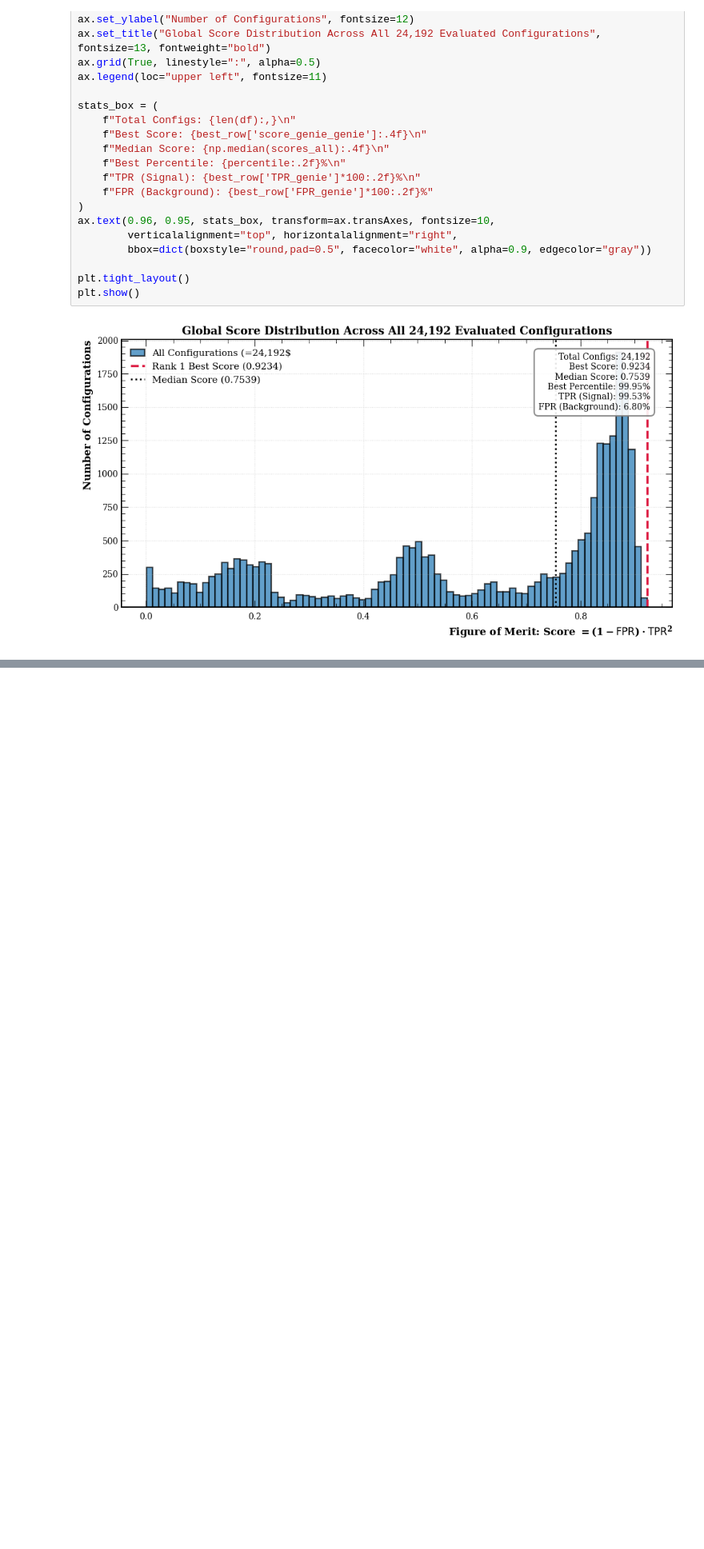
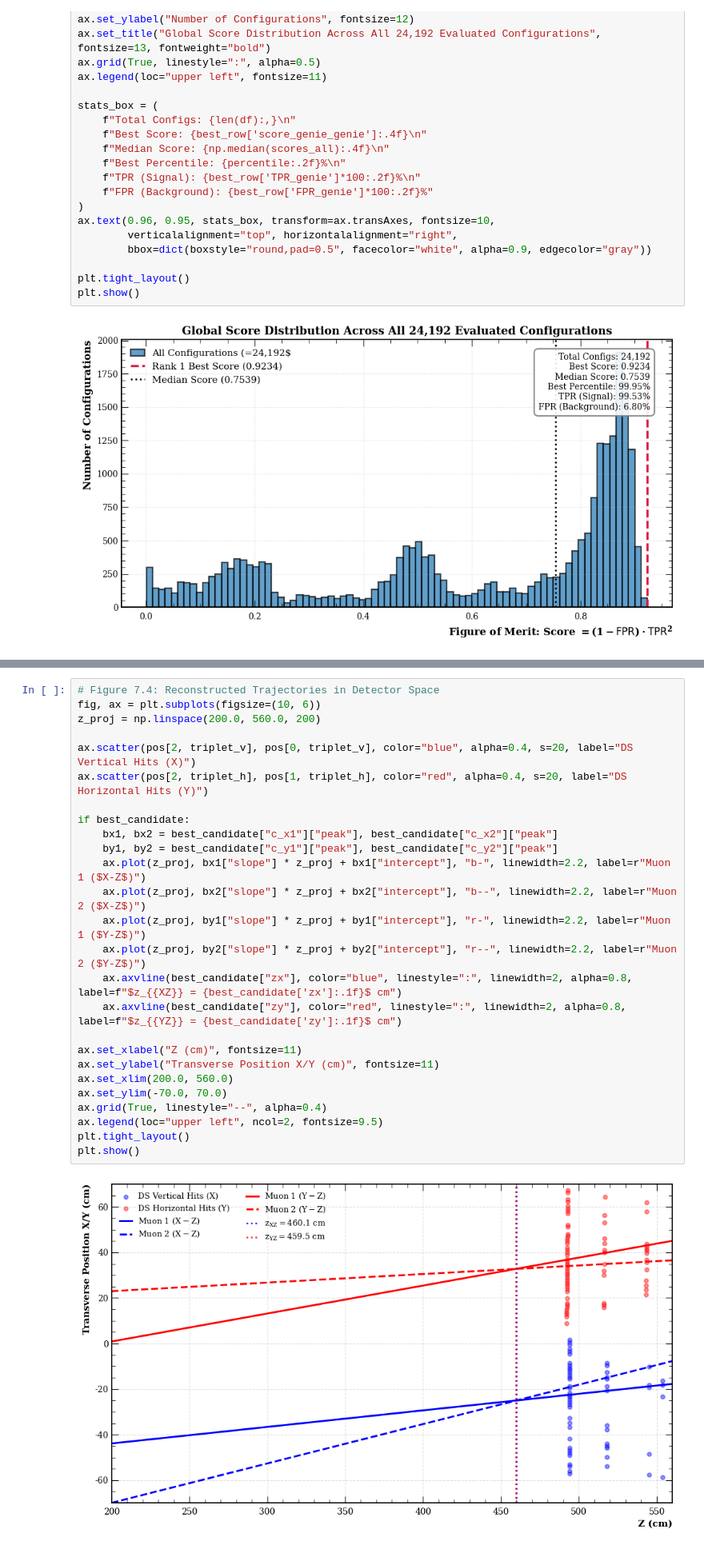
Before and after one commit to idionisov/snd-numu-charm, a Jupyter notebook: notebooks/hough_tuning.ipynb, the cells around one changed output, grey strips where cells are left out. Shown at 80% size. Drawn from its saved outputs; the diff is of its cells as text; blank space fills up the shorter version.

```diff
--- a/notebooks/hough_tuning.ipynb
+++ b/notebooks/hough_tuning.ipynb
@@ -302,0 +666,28 @@ plt.show()
+# %%
+# Figure 7.4: Reconstructed Trajectories in Detector Space
+fig, ax = plt.subplots(figsize=(10, 6))
+z_proj = np.linspace(200.0, 560.0, 200)
+
+ax.scatter(pos[2, triplet_v], pos[0, triplet_v], color="blue", alpha=0.4, s=20, label="DS Vertical Hits (X)")
+ax.scatter(pos[2, triplet_h], pos[1, triplet_h], color="red", alpha=0.4, s=20, label="DS Horizontal Hits (Y)")
+
+if best_candidate:
+    bx1, bx2 = best_candidate["c_x1"]["peak"], best_candidate["c_x2"]["peak"]
+    by1, by2 = best_candidate["c_y1"]["peak"], best_candidate["c_y2"]["peak"]
+    ax.plot(z_proj, bx1["slope"] * z_proj + bx1["intercept"], "b-", linewidth=2.2, label=r"Muon 1 ($X-Z$)")
+    ax.plot(z_proj, bx2["slope"] * z_proj + bx2["intercept"], "b--", linewidth=2.2, label=r"Muon 2 ($X-Z$)")
+    ax.plot(z_proj, by1["slope"] * z_proj + by1["intercept"], "r-", linewidth=2.2, label=r"Muon 1 ($Y-Z$)")
+    ax.plot(z_proj, by2["slope"] * z_proj + by2["intercept"], "r--", linewidth=2.2, label=r"Muon 2 ($Y-Z$)")
+    ax.axvline(best_candidate["zx"], color="blue", linestyle=":", linewidth=2, alpha=0.8, label=f"$z_{{XZ}} = {best_candidate['zx']:.1f}$ cm")
+    ax.axvline(best_candidate["zy"], color="red", linestyle=":", linewidth=2, alpha=0.8, label=f"$z_{{YZ}} = {best_candidate['zy']:.1f}$ cm")
+
+ax.set_xlabel("Z (cm)", fontsize=11)
+ax.set_ylabel("Transverse Position X/Y (cm)", fontsize=11)
+ax.set_xlim(200.0, 560.0)
+ax.set_ylim(-70.0, 70.0)
+ax.grid(True, linestyle="--", alpha=0.4)
+ax.legend(loc="upper left", ncol=2, fontsize=9.5)
+plt.tight_layout()
+plt.show()
+# %% [output]
+[figure, added]
```
Also changed, not shown: parts of 9 cells of this notebook.
